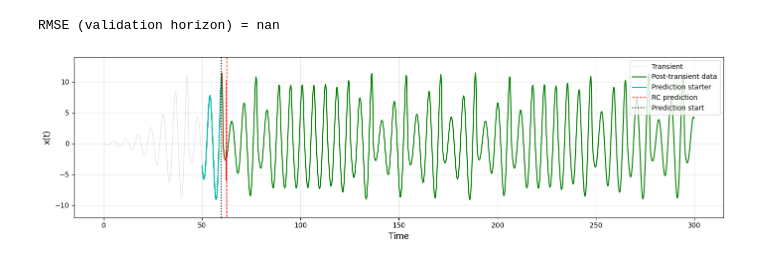
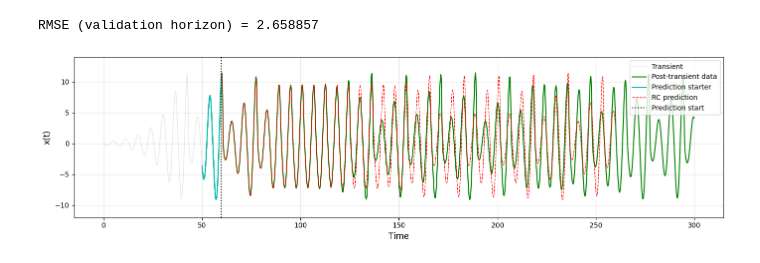
Before and after one commit to erbilcanartun/network-reconstruction, a Jupyter notebook: notebooks/arun2024.ipynb, the cells around one changed output. Drawn from its saved outputs; the diff is of its cells as text; code cells hidden in the pictures.

```diff
--- a/notebooks/arun2024.ipynb
+++ b/notebooks/arun2024.ipynb
@@ -107,12 +201,12 @@ plt.plot(logistic_map(r=3.9, P=30, x0=0.95))
 # %%
 # Parameters
-P = 30
+P = 20
 m = 100
-amin, amax = 3.5, 3.9
+amin, amax = 3.8, 3.9
 umin, umax = -10.0, 12.0
 omega0 = 0.95
 
-noise = 0.0
+noise = 0.01
 transient = 500
 predict_steps = 2000  # How many future points to generate
 
@@ -120,8 +214,10 @@ length = 3000  # Data length in terms of data points
 dt = 0.1
 time = length * dt
 
+seed = 19
+
 # Data generation and preparation
-t_full, x_full, y, z = rossler_system(t_end=time, dt=dt, noise=noise)
+t_full, x_full, y, z = rossler_system(t_end=time, dt=dt, noise=noise, seed=seed)
 # After cutting transient
 x = x_full[transient:]
 t = t_full[transient:]
@@ -143,37 +239,37 @@ p_valid = u_train[m : m + predict_steps]
 t_valid = t[m : m + predict_steps]
 
 # Train RC
-W, g = train_rc(u_train, v_train, P, m, amin, amax, umin, umax, omega0)
+W, g = train_rc(u_train, v_train, P, m, amin, amax, umin, umax, omega0, seed=seed)
 
 # Predicted output
-p_pred = predict_rc(W, p_init, P, m, amin, amax, umin, umax, steps=predict_steps, omega0=omega0, g=g) # length = predict_steps
+p_pred = predict_rc(W, p_init, P, m, amin, amax, umin, umax, steps=predict_steps, omega0=omega0, g=g, seed=seed) # length = predict_steps
 t_pred = np.arange(t_init[-1] + dt, t_init[-1] + dt * (predict_steps + 1), dt)[:predict_steps]  # length = predict_steps
 
 # Performance: RMSE on the validation horizon
 rmse = np.sqrt(np.mean((p_valid - p_pred) ** 2))
 print(f"RMSE (validation horizon) = {rmse:.6f}")
 
 # PLOT
 plt.figure(figsize=(14, 4))
 plt.plot(t_full, x_full, 'k-', lw=1.0, alpha=0.1, label='Transient')
 plt.plot(t, x, 'g-', lw=1.5, alpha=1, label='Post-transient data')
 plt.plot(t_init, p_init, 'c-', lw=1.5, alpha=1, label='Prediction starter')
 plt.plot(t_pred, p_pred, 'r--', lw=1, alpha=1, label='RC prediction')
 plt.axvline(t_init[-1], color='k', linestyle=':', linewidth=1.5, label='Prediction start')
 
 #plt.xlim(350, 400)
 plt.ylim(-12, 14)
 
 # Layout
 plt.xlabel('Time', fontsize=12)
 plt.ylabel('x(t)', fontsize=12)
 plt.legend(fontsize=10, loc='upper right')
 plt.grid(True, alpha=0.3)
 plt.tight_layout()
 plt.show()
 # %% [output]
-RMSE (validation horizon) = nan
+RMSE (validation horizon) = 2.658857
-[figure, old version]
+[figure, new version]
 # %%
 # Parameters
 P = 30
```
Also changed, not shown: parts of 7 cells of this notebook.
